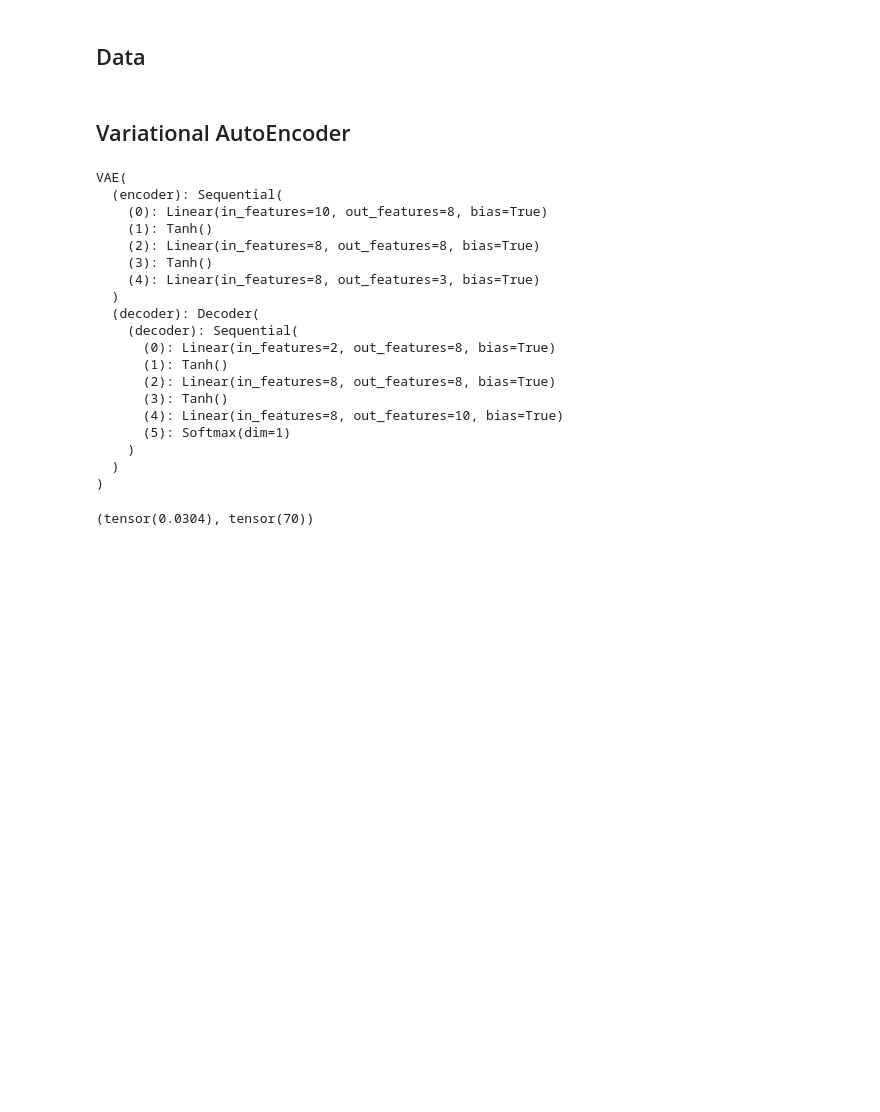
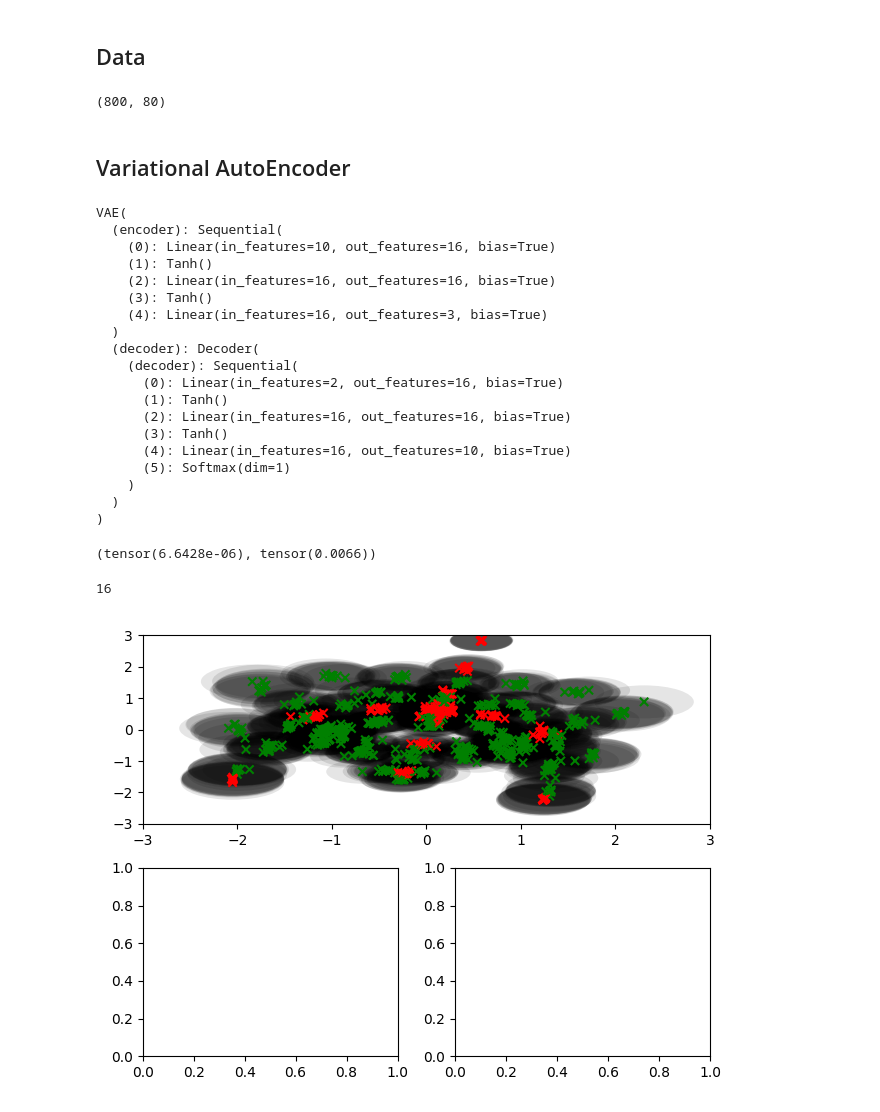
Before and after one commit to podondra/calibration, a Jupyter notebook: pit.ipynb, the cells around one changed output. Cells and saved outputs as stored; diff of their text form; code cells hidden in the pictures; blank space fills up the shorter version.

```diff
--- a/pit.ipynb
+++ b/pit.ipynb
@@ -52,6 +53,9 @@ def plot_true_pick(event, ax_true, ax_pred, data_set, model, plot_function):
 # %%
 seed()
-n_repeats, n_samples = 1, 1000
-train_data = generate_data(n_repeats, n_samples)
-test_data = generate_data(n_repeats, n_samples)
-colors = ["red" if type(a[1]) is Normal else "green" for a in train_data[1]]
+data_train = generate_data(REPEATS, SAMPLES)
+data_test = generate_data(1, SAMPLES)
+colors = ["red" if type(a[1]) is Normal else "green" for a in data_train[1]]
+trainset, testset = PITHistDataset(*data_train, BINS), PITHistDataset(*data_test, BINS)
+len(trainset), len(testset)
+# %% [output]
+(800, 80)
@@ -61,34 +62,57 @@ train_set, test_set = PITHistDataset(*train_data, BINS), PITHistDataset(*test_da
 # %% [markdown]
 ## Variational AutoEncoder
 # %%
-vae = VAE(input_dim=BINS, n_hiddens=8, epsilon=None)
-vae.load_state_dict(torch.load("models/fresh-voice-4294.pt"))
+vae = VAE(input_dim=BINS, n_hiddens=16, epsilon=None)
+vae.load_state_dict(torch.load("models/fast-cloud-4336.pt"))
 vae
 # %% [output]
 VAE(
   (encoder): Sequential(
-    (0): Linear(in_features=10, out_features=8, bias=True)
+    (0): Linear(in_features=10, out_features=16, bias=True)
     (1): Tanh()
-    (2): Linear(in_features=8, out_features=8, bias=True)
+    (2): Linear(in_features=16, out_features=16, bias=True)
     (3): Tanh()
-    (4): Linear(in_features=8, out_features=3, bias=True)
+    (4): Linear(in_features=16, out_features=3, bias=True)
   )
   (decoder): Decoder(
     (decoder): Sequential(
-      (0): Linear(in_features=2, out_features=8, bias=True)
+      (0): Linear(in_features=2, out_features=16, bias=True)
       (1): Tanh()
-      (2): Linear(in_features=8, out_features=8, bias=True)
+      (2): Linear(in_features=16, out_features=16, bias=True)
       (3): Tanh()
-      (4): Linear(in_features=8, out_features=10, bias=True)
+      (4): Linear(in_features=16, out_features=10, bias=True)
       (5): Softmax(dim=1)
     )
   )
 )
 # %%
-mus_train, sigmas_train = vae.embed(train_set.X)
-X_pred_train = vae.decoder.decode(mus_train)
+mu_train, sigma_train = vae.embed(trainset.X)
+X_pred_train = vae.decoder.decode(mu_train)
+error = square_error(X_pred_train, trainset.X)
+error.min(), error.max()
+# %% [output]
+(tensor(6.6428e-06), tensor(0.0066))
-# %%
-loss_rec = square_error(X_pred_train, train_set.X)
-loss_rec.max(), torch.argmax(loss_rec)
-# %% [output]
-(tensor(0.0304), tensor(70))
+# %%
+fig, ax, ax_true, ax_pred = get_grid()
+
+for i in range(len(trainset)):
+    size = 3 * sigma_train[i]
+    e = Ellipse(xy=mu_train[i], width=size, height=size)
+    ax.add_artist(e)
+    e.set_clip_box(ax.bbox)
+    e.set_alpha(0.1)
+    e.set_facecolor("k")
+
+ax.scatter(mu_train[:, 0], mu_train[:, 1], c=colors, marker="x", picker=True)
+ax.set_xlim(-3, 3)
+ax.set_ylim(-3, 3)
+plot_function = partial(pit_stairs, n_bins=BINS)
+fig.canvas.mpl_connect(
+    "pick_event",
+    partial(plot_true_pick, ax=ax_true, dataset=trainset, model=vae, plot_function=plot_function))
+fig.canvas.mpl_connect(
+    "button_press_event",
+    partial(plot_pred_press, ax=ax_pred, model=vae, plot_function=plot_function))
+# %% [output]
+16
+[figure, added]
```
Also changed, not shown: parts of 17 cells of this notebook, 2 other files.
